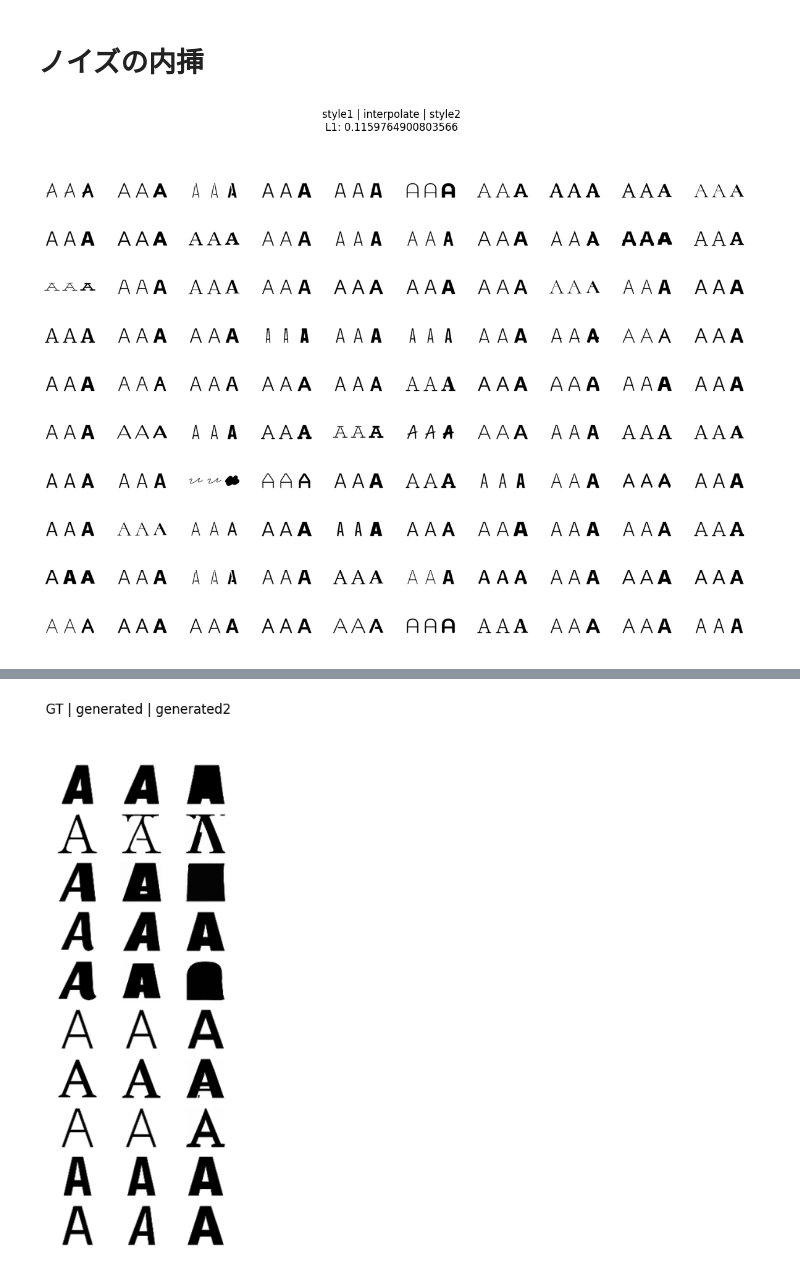
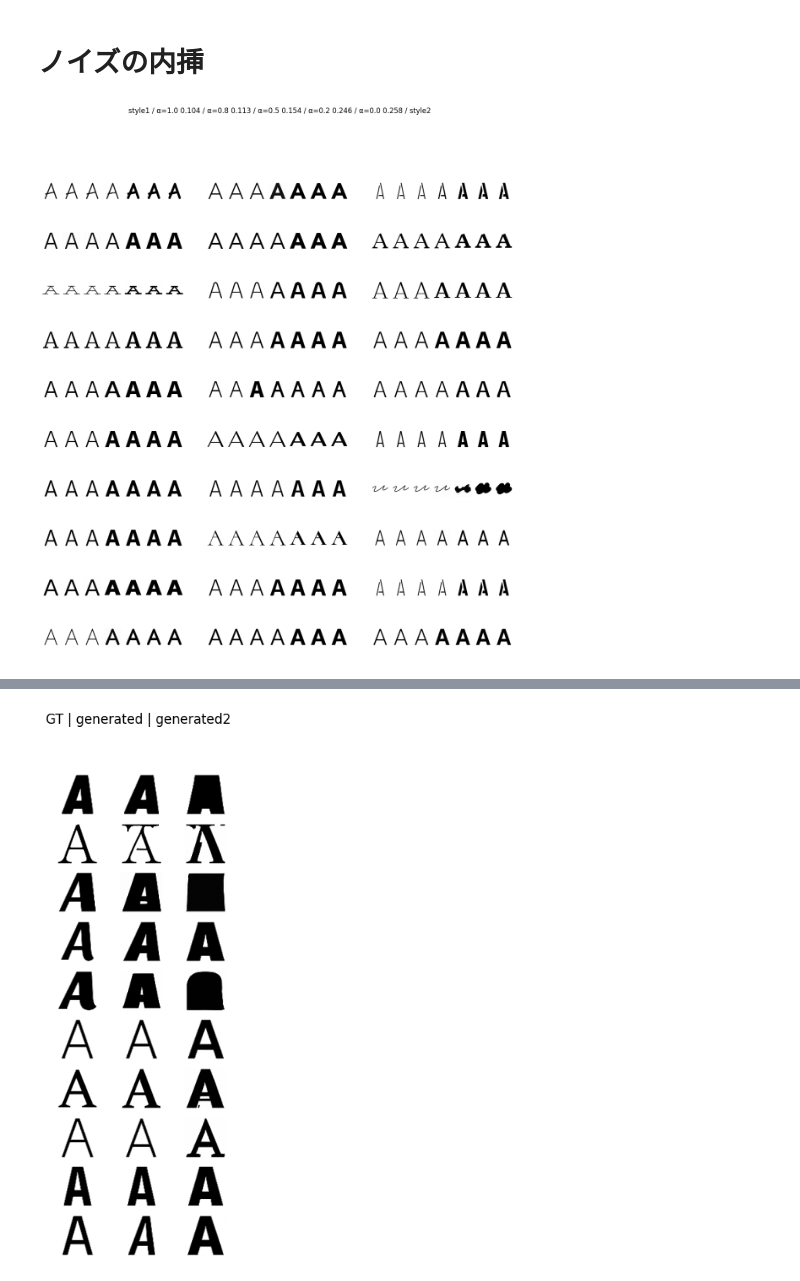
Before and after one commit to tetuomi/font-style-interpolation, a Jupyter notebook: style_interpolation.ipynb, the cells around one changed output, grey strips where cells are left out. Saved outputs shown, nothing was run; the diff lists cells and outputs as text; code cells hidden in the pictures.

```diff
--- a/style_interpolation.ipynb
+++ b/style_interpolation.ipynb
@@ -230,7 +258,7 @@ if ddim_sampling == False:
 else:
     save_path1 = f"result/{os.path.basename(model_path).split('.')[0]}_generated1_ddim_{style_scale}.png"
 
-scale_list = [1., 3., 5., 7.]
+scale_list = [15]
 
 for ss in scale_list:
     b = 100
@@ -296,45 +321,54 @@ for data_type in ['train']:
 
         style_i += 1
 
 # print(data_dict)
 # print(weight_cnt)
 
 # 3種類のweightを持つfontのみを抽出
 pair_data_list = []
 for font, weights in data_dict.items():
     if 'Bold' in weights and 'Regular' in weights and 'Light' in weights:
         pair_data_list.append({'Bold': weights['Bold'], 'Regular': weights['Regular'], 'Light': weights['Light']})
 
 # print(pair_data_list)
 
 # 内挿
 style_scale = 3.
 #0 よりはstyle2, 1 よりはstyle1
-alpha = 0.8
 
-b = min(100, len(pair_data_list))
+b = 30
 img = torch.randn((b, channels, image_size, image_size), device=device)
 style1 = torch.tensor([pair_data_list[i]['Light'] for i in range(b)], device=device, dtype=torch.long)
 style2 = torch.tensor([pair_data_list[i]['Bold'] for i in range(b)], device=device, dtype=torch.long)
 gt = torch.cat([d[pair_data_list[i]['Regular']][0] for i in range(b)]).unsqueeze(1).to(device)
 
+img_alpha = {a: img for a in [1., 0.8, 0.5, 0.2, 0.]}
 for i in tqdm(reversed(range(0, timesteps)), desc='sampling loop time step', total=timesteps):
     t = torch.full((b,), i, device=device, dtype=torch.long)
-    img = p_sample_noise_interpolate(model, img, style1, style2, t, style_scale=style_scale, alpha=alpha)
+    for a in img_alpha.keys():
+        img_alpha[a] = p_sample_noise_interpolate(model, img_alpha[a], style1, style2, t, style_scale=style_scale, alpha=a)
 
-loss = nn.L1Loss()(torch.clamp(img, min=-1., max=1.), gt)
+loss_alpha = {}
+for a in img_alpha.keys():
+    loss_alpha[a] = nn.L1Loss()(torch.clamp(img_alpha[a], min=-1., max=1.), gt)
 
-fig, ax = plt.subplots(10, 4*(b//10), figsize=(15, 10))
+fig, ax = plt.subplots(10, 8*(b//10), figsize=(15, 15))
 for i in range(b):
-    ax[i%10, 4*(i//10)+0].axis('off')
-    ax[i%10, 4*(i//10)+1].axis('off')
-    ax[i%10, 4*(i//10)+2].axis('off')
-    ax[i%10, 4*(i//10)+3].axis('off')
-    ax[i%10, 4*(i//10)+0].imshow(d[style1[i]][0][0], cmap='gray')
-    ax[i%10, 4*(i//10)+1].imshow(img[i][0].cpu().detach().clone(), cmap='gray')
-    ax[i%10, 4*(i//10)+2].imshow(d[style2[i]][0][0], cmap='gray')
-fig.suptitle(f'style1 | interpolate | style2\nL1: {loss.item()}')
-plt.savefig(f"result/{os.path.basename(model_path).split('.')[0]}_noise_interpolate_scale{style_scale}_alpha{alpha}.png")
+    for j in range(8):
+        ax[i%10, 8*(i//10)+j].axis('off')
+
+    ax[i%10, 8*(i//10)+0].imshow(d[style1[i]][0][0], cmap='gray')
+    for j, a in enumerate(img_alpha.keys()):
+        ax[i%10, 8*(i//10)+j+1].imshow(img_alpha[a][i][0].cpu().detach().clone(), cmap='gray')
+    ax[i%10, 8*(i//10)+6].imshow(d[style2[i]][0][0], cmap='gray')
+
+title = 'style1 / '
+for a in img_alpha.keys():
+    title += f'α={a} {loss_alpha[a] :.3f} / '
+title += 'style2'
+
+fig.suptitle(title)
+plt.savefig(f"result/{os.path.basename(model_path).split('.')[0]}_noise_interpolate_scale{style_scale}.png")
 plt.show()
 # %% [output]
-[figure, old version]
+[figure, new version]
```
Also changed, not shown: parts of 7 cells of this notebook, 1 other file.
